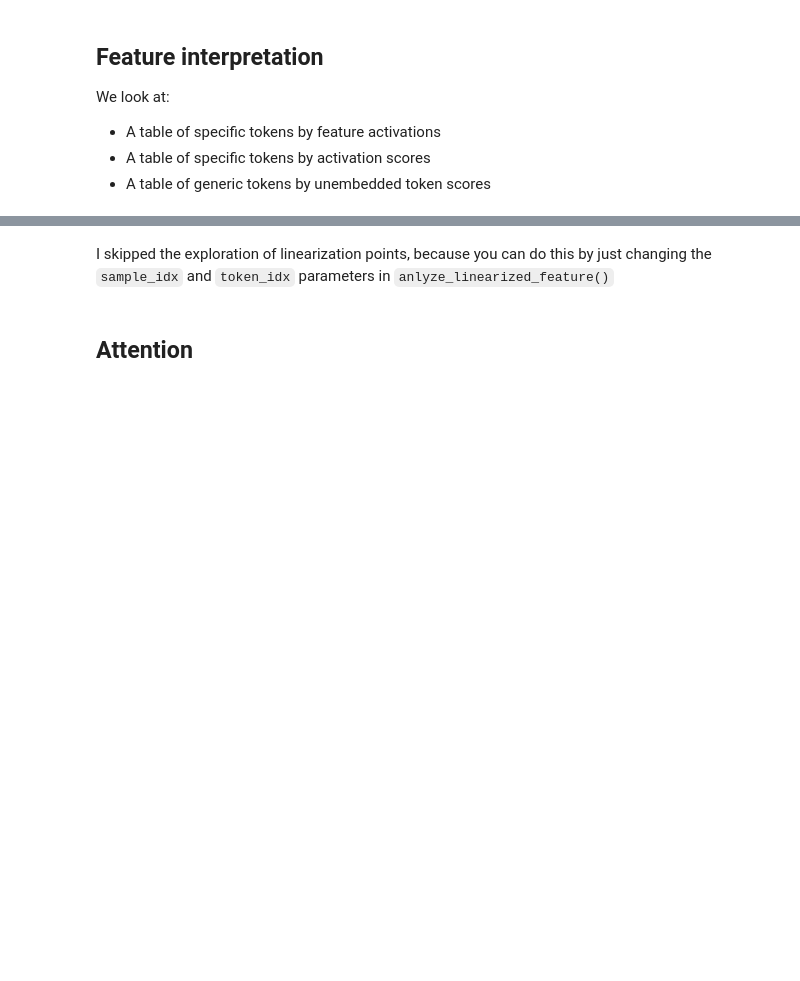
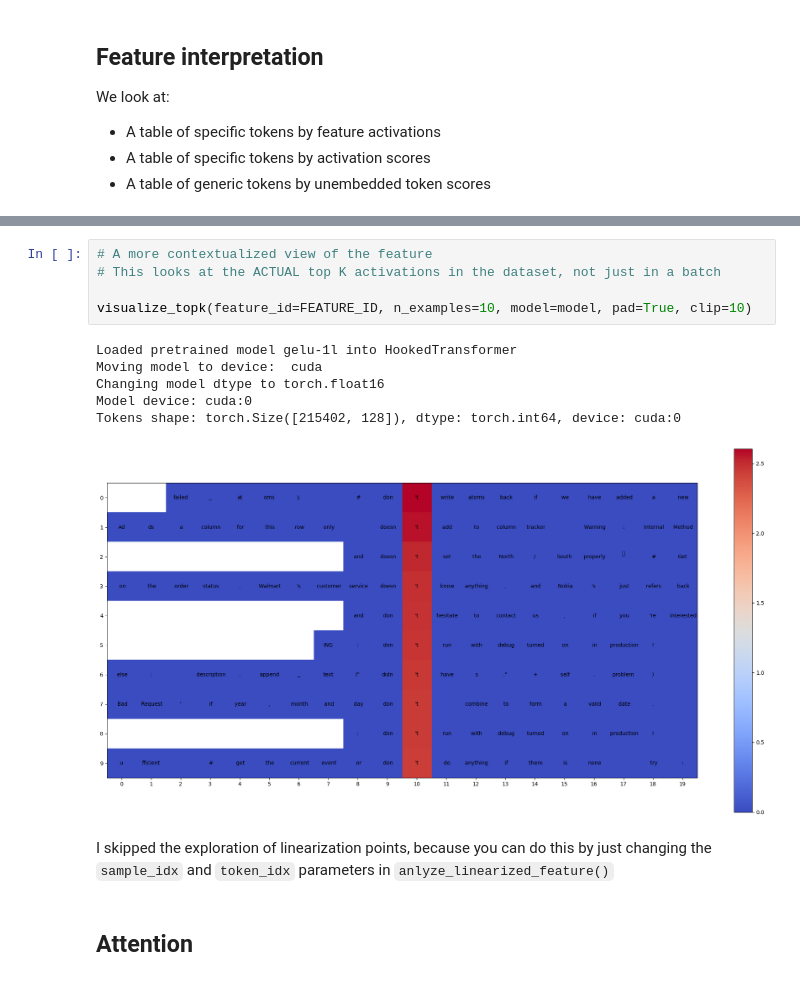
Before and after one commit to pchlenski/mats, a Jupyter notebook: notebooks/7_pc_feature_tracing.ipynb, the cells around one changed output, grey strips where cells are left out. Cells and saved outputs as stored; diff of their text form; blank space fills up the shorter version.

```diff
--- a/notebooks/7_pc_feature_tracing.ipynb
+++ b/notebooks/7_pc_feature_tracing.ipynb
@@ -144,3 +135,15 @@ token_df.style.background_gradient("coolwarm")
+# %%
+# A more contextualized view of the feature
+# This looks at the ACTUAL top K activations in the dataset, not just in a batch
+
+visualize_topk(feature_id=FEATURE_ID, n_examples=10, model=model, pad=True, clip=10)
+# %% [output]
+Loaded pretrained model gelu-1l into HookedTransformer
+Moving model to device:  cuda
+Changing model dtype to torch.float16
+Model device: cuda:0
+Tokens shape: torch.Size([215402, 128]), dtype: torch.int64, device: cuda:0
+[figure, added]
 # %% [markdown]
 I skipped the exploration of linearization points, because you can do this by just changing the `sample_idx` and `token_idx` parameters in `anlyze_linearized_feature()`
 # %% [markdown]
```
Also changed, not shown: parts of 17 cells of this notebook, 5 other files.
